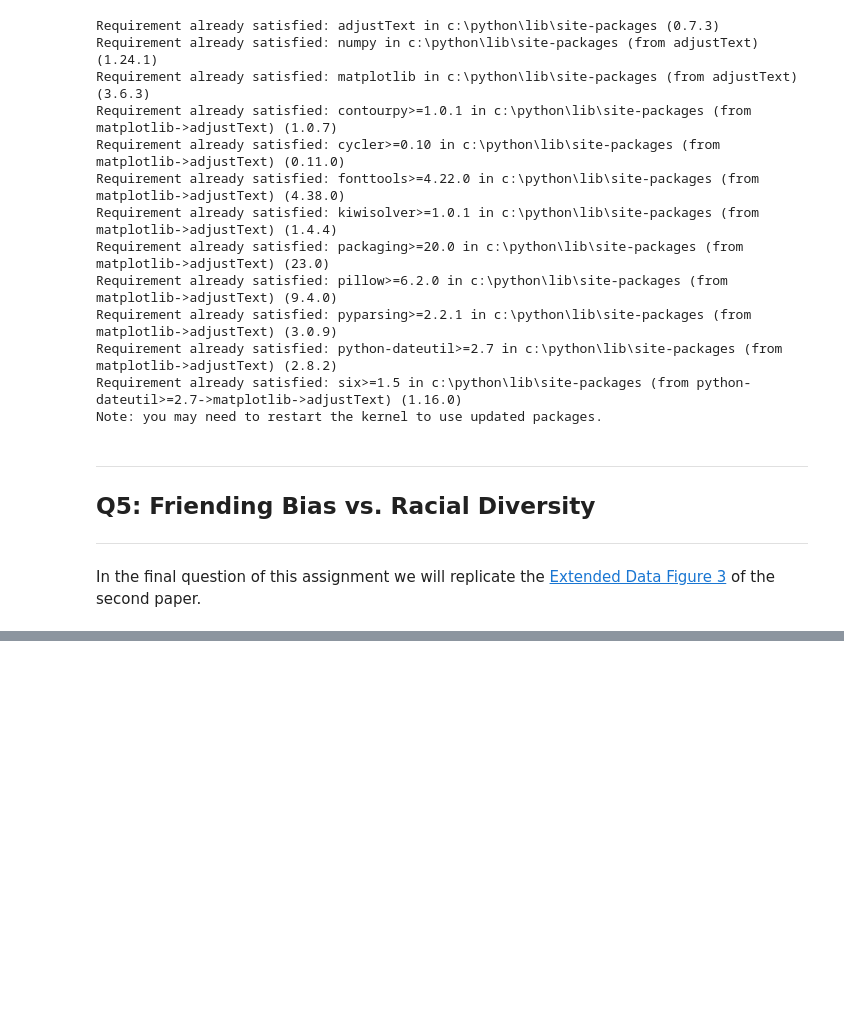
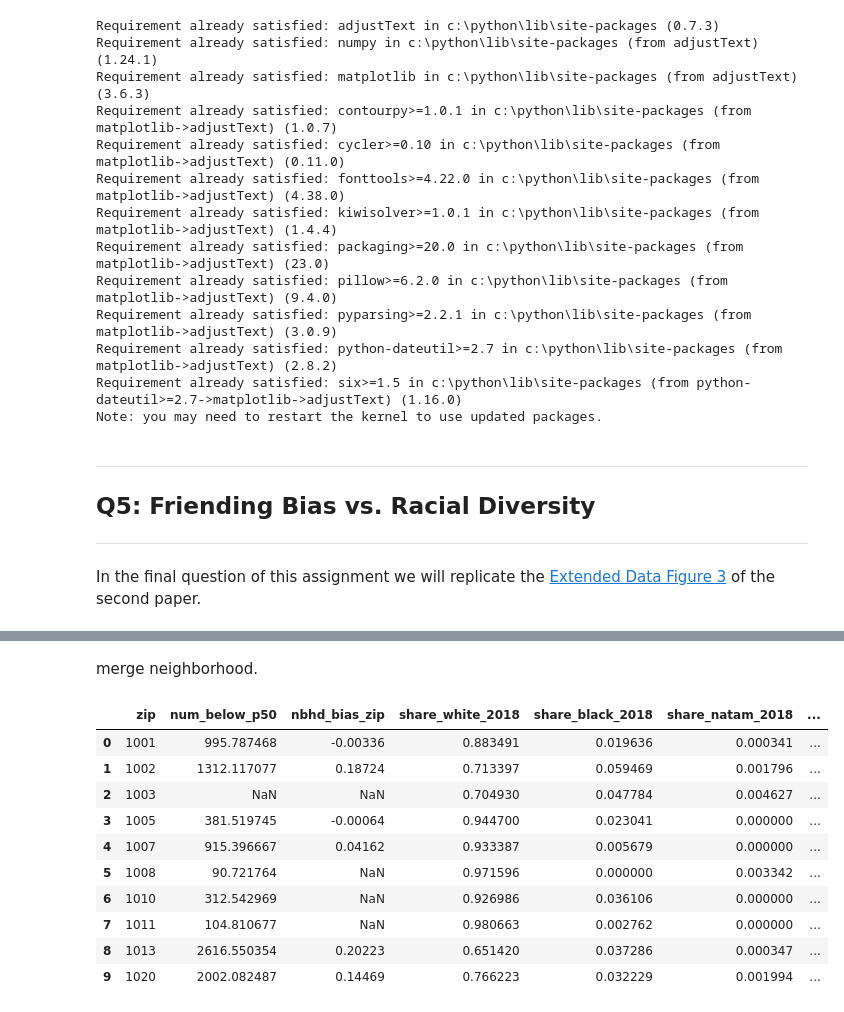
Before and after one commit to dmatsanganis/Economic_Connectedness_Analysis_and_Visualization, a Jupyter notebook: DM.ipynb, the cells around one changed output, grey strips where cells are left out. Drawn from its saved outputs; the diff is of its cells as text; code cells hidden in the pictures; blank space fills up the shorter version.

```diff
--- a/DM.ipynb
+++ b/DM.ipynb
@@ -1396,3 +1396,13 @@ Note: you may need to restart the kernel to use updated packages.
 ---
 
 In the final question of this assignment we will replicate the [Extended Data Figure 3](https://www.nature.com/articles/s41586-022-04997-3/figures/9) of the second paper.
+# %%
+# Get the dataset's path.
+path = os.path.abspath('data/social_capital_zip.csv')
+
+# Load the CSV to a dataframe (keeping only the necessary columns).
+question5_nbhd_first_df = pd.read_csv(path, usecols = ['zip', 'nbhd_bias_zip', 'num_below_p50'])
+
+# Preview the dataframe.
+# question5_nbhd_first_df.sample(10)
+question5_nbhd_first_df.head(10)
@@ -1398,0 +1515,21 @@ In the final question of this assignment we will replicate the [Extended Data Fi
+# %% [markdown]
+merge neighborhood.
+# %%
+# Merge the two neighborhood dataframes.
+question5_nbhd_df = pd.merge(question5_nbhd_first_df, question5_nbhd_second_df, left_on='zip', right_on='zip')
+
+# Preview the dataframe.
+question5_nbhd_df.head(10)
+# question5_nbhd_df.sample(10)
+# %% [output]
+|  | zip | num_below_p50 | nbhd_bias_zip | share_white_2018 | share_black_2018 | share_natam_2018 | ... |
+| 0 | 1001 | 995.787468 | -0.00336 | 0.883491 | 0.019636 | 0.000341 | ... |
+| 1 | 1002 | 1312.117077 | 0.18724 | 0.713397 | 0.059469 | 0.001796 | ... |
+| 2 | 1003 | NaN | NaN | 0.704930 | 0.047784 | 0.004627 | ... |
+| 3 | 1005 | 381.519745 | -0.00064 | 0.944700 | 0.023041 | 0.000000 | ... |
+| 4 | 1007 | 915.396667 | 0.04162 | 0.933387 | 0.005679 | 0.000000 | ... |
+| 5 | 1008 | 90.721764 | NaN | 0.971596 | 0.000000 | 0.003342 | ... |
+| 6 | 1010 | 312.542969 | NaN | 0.926986 | 0.036106 | 0.000000 | ... |
+| 7 | 1011 | 104.810677 | NaN | 0.980663 | 0.002762 | 0.000000 | ... |
+| 8 | 1013 | 2616.550354 | 0.20223 | 0.651420 | 0.037286 | 0.000347 | ... |
+| 9 | 1020 | 2002.082487 | 0.14469 | 0.766223 | 0.032229 | 0.001994 | ... |
```
Also changed, not shown: parts of 41 cells of this notebook.
